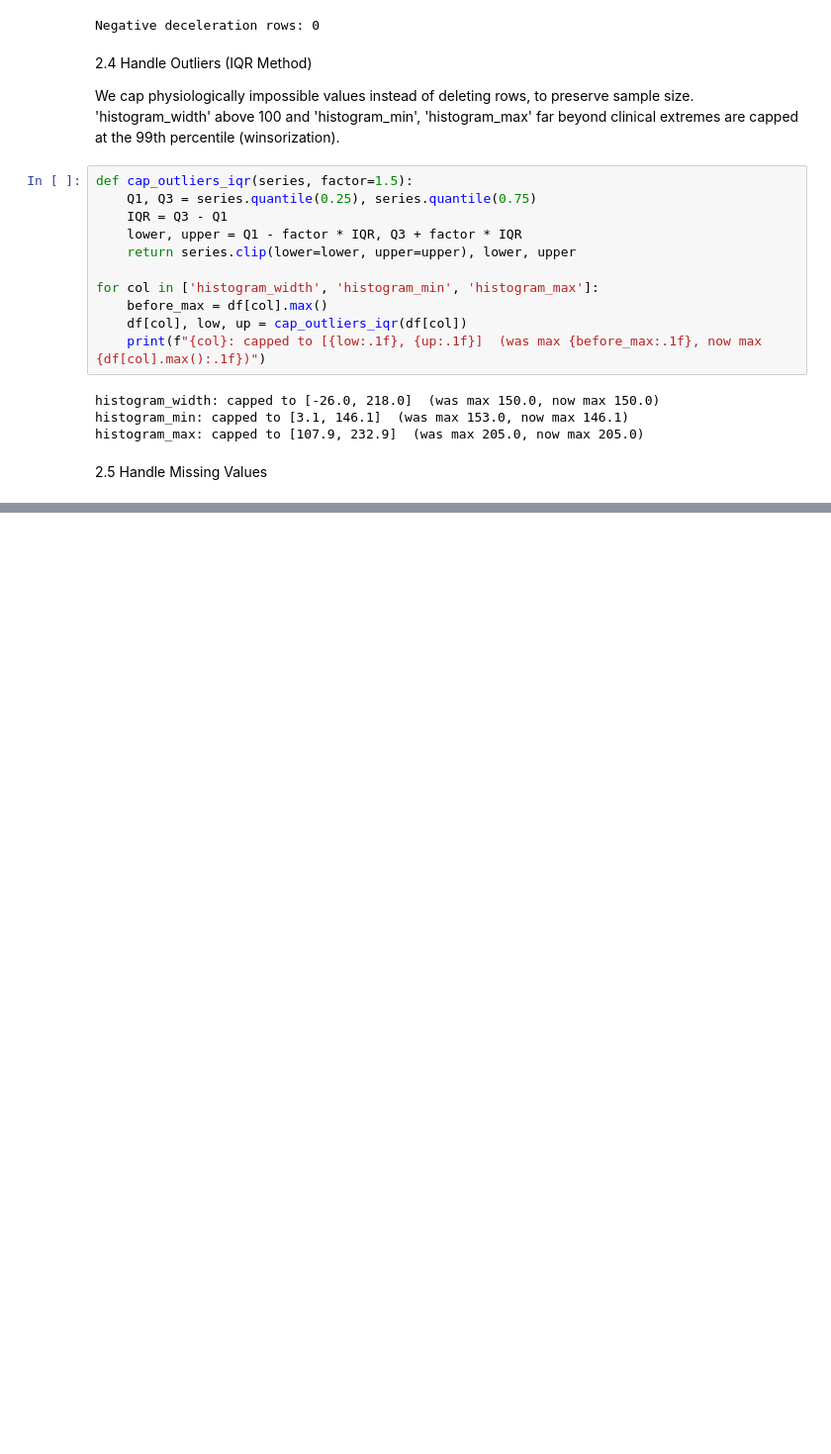
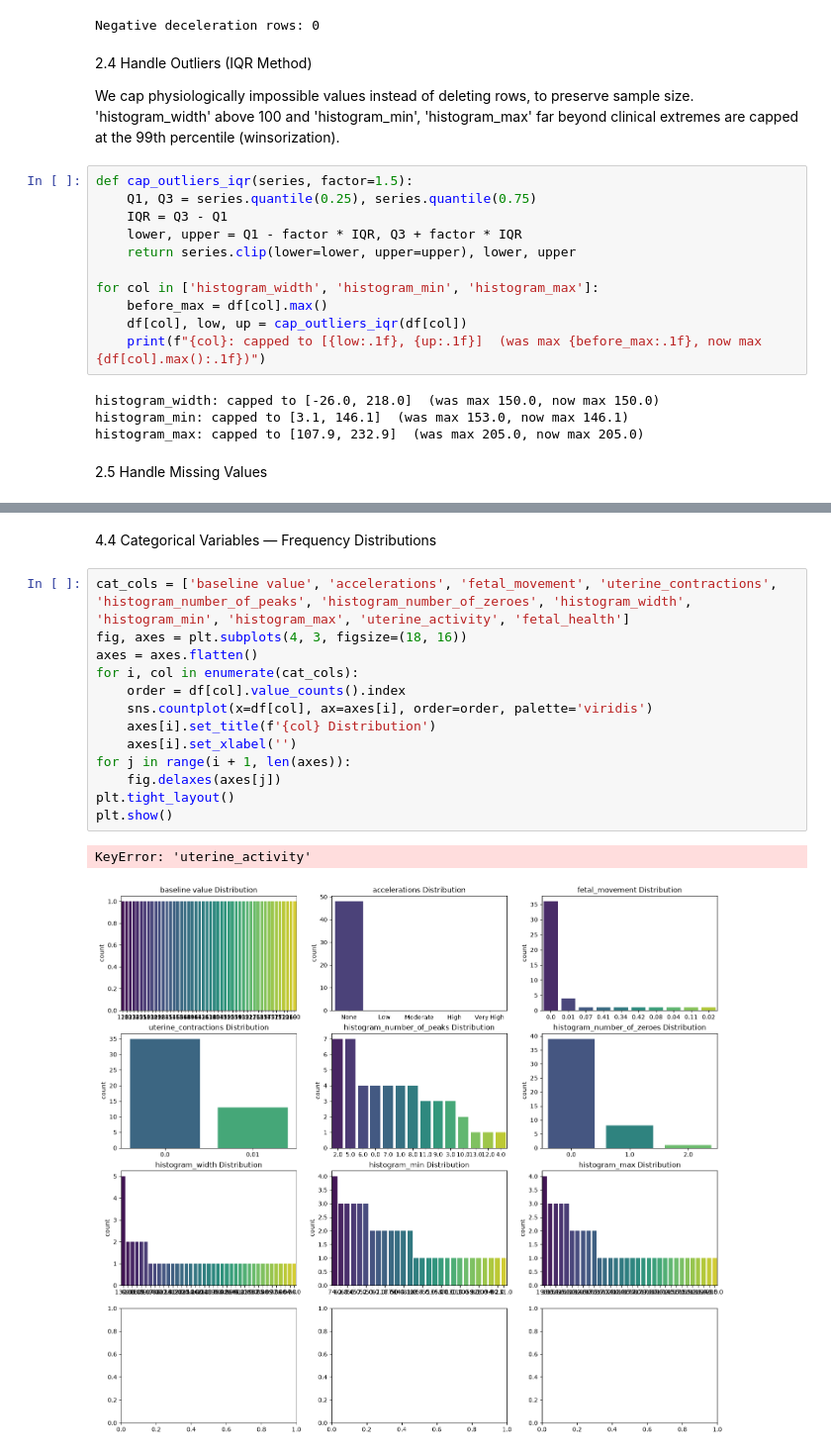
Before and after one commit to harish29sh/Fetal-Health-AIML, a Jupyter notebook: Project.ipynb, the cells around one changed output, grey strips where cells are left out. Shown at 99% size. Cells and saved outputs as stored; diff of their text form; blank space fills up the shorter version.

```diff
--- a/Project.ipynb
+++ b/Project.ipynb
@@ -444,0 +549,18 @@ dtype: int64
+# %% [markdown]
+4.4 Categorical Variables — Frequency Distributions
+# %%
+cat_cols = ['baseline value', 'accelerations', 'fetal_movement', 'uterine_contractions', 'histogram_number_of_peaks', 'histogram_number_of_zeroes', 'histogram_width', 'histogram_min', 'histogram_max', 'uterine_activity', 'fetal_health']
+fig, axes = plt.subplots(4, 3, figsize=(18, 16))
+axes = axes.flatten()
+for i, col in enumerate(cat_cols):
+    order = df[col].value_counts().index
+    sns.countplot(x=df[col], ax=axes[i], order=order, palette='viridis')
+    axes[i].set_title(f'{col} Distribution')
+    axes[i].set_xlabel('')
+for j in range(i + 1, len(axes)):
+    fig.delaxes(axes[j])
+plt.tight_layout()
+plt.show()
+# %% [output]
+KeyError: 'uterine_activity'
+[figure, added]
```
Also changed, not shown: parts of 26 cells of this notebook.
